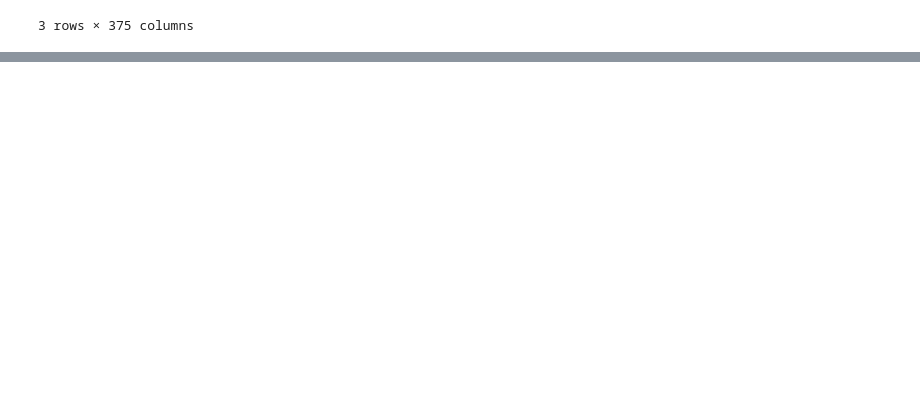
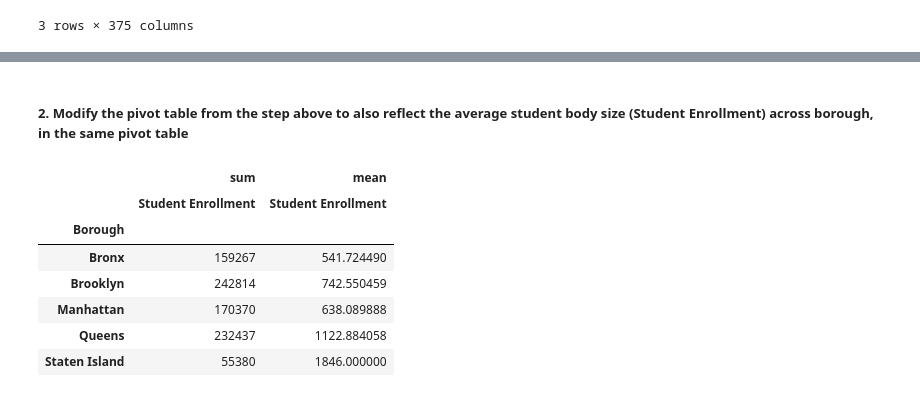
Before and after one commit to emanuelramponi/cp2, a Jupyter notebook: pandas1/section_9_reshaping_with_pivots.ipynb, the cells around one changed output, grey strips where cells are left out. Drawn from its saved outputs; the diff is of its cells as text; code cells hidden in the pictures; blank space fills up the shorter version.

```diff
--- a/pandas1/section_9_reshaping_with_pivots.ipynb
+++ b/pandas1/section_9_reshaping_with_pivots.ipynb
@@ -467,0 +482,13 @@ sat.pivot_table(values = 'Score',columns=['School Name','Borough'],index='SAT Se
+# %% [markdown]
+##### 2. Modify the pivot table from the step above to also reflect the average student body size (Student Enrollment) across borough, in the same pivot table
+# %%
+sat.pivot_table('Student Enrollment','Borough',aggfunc=['sum','mean'])
+# %% [output]
+|  | sum | mean |
+|  | Student Enrollment | Student Enrollment |
+| Borough |  |  |
+| Bronx | 159267 | 541.724490 |
+| Brooklyn | 242814 | 742.550459 |
+| Manhattan | 170370 | 638.089888 |
+| Queens | 232437 | 1122.884058 |
+| Staten Island | 55380 | 1846.000000 |
```
Also changed, not shown: parts of 5 cells of this notebook, 2 other files.
